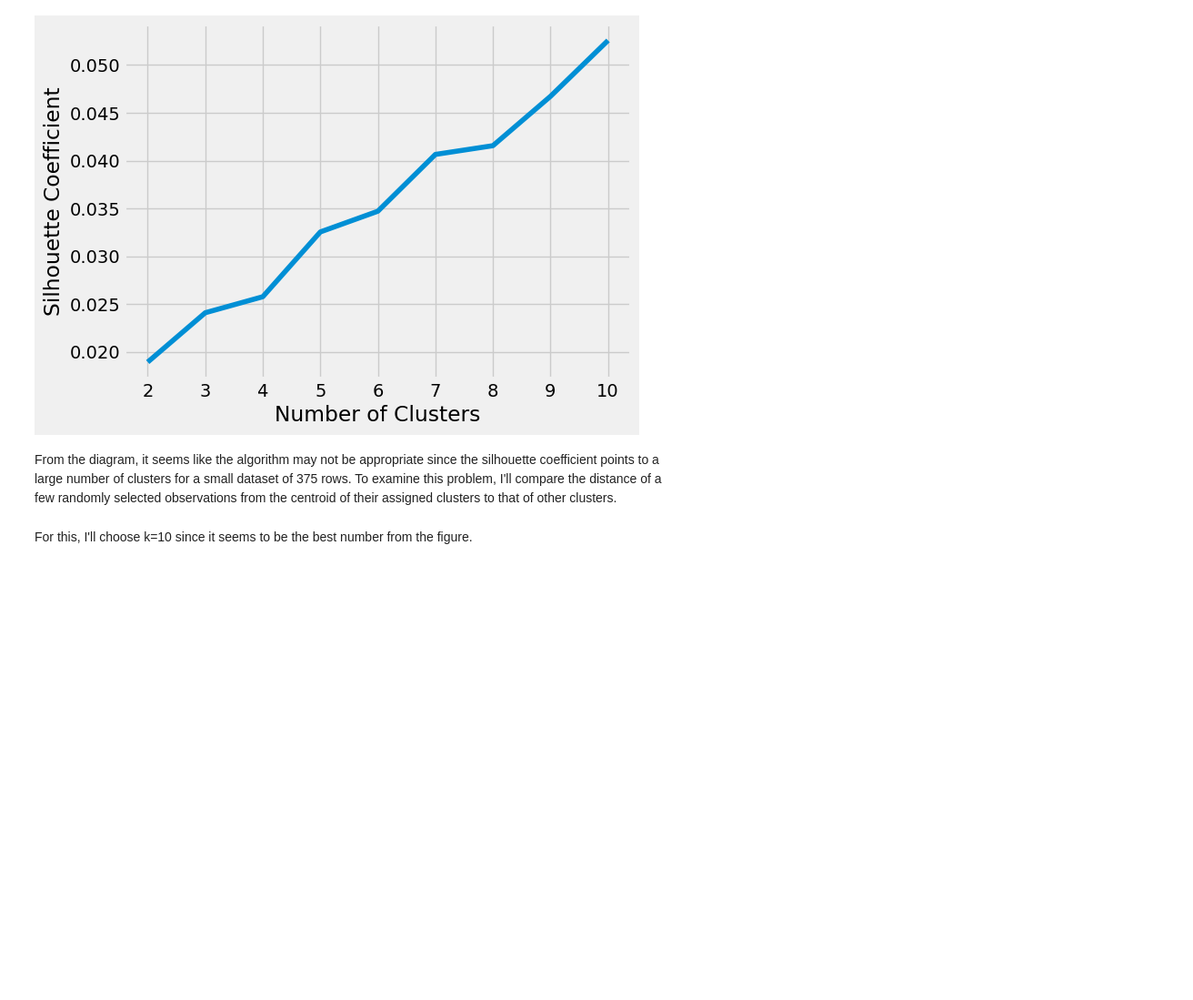
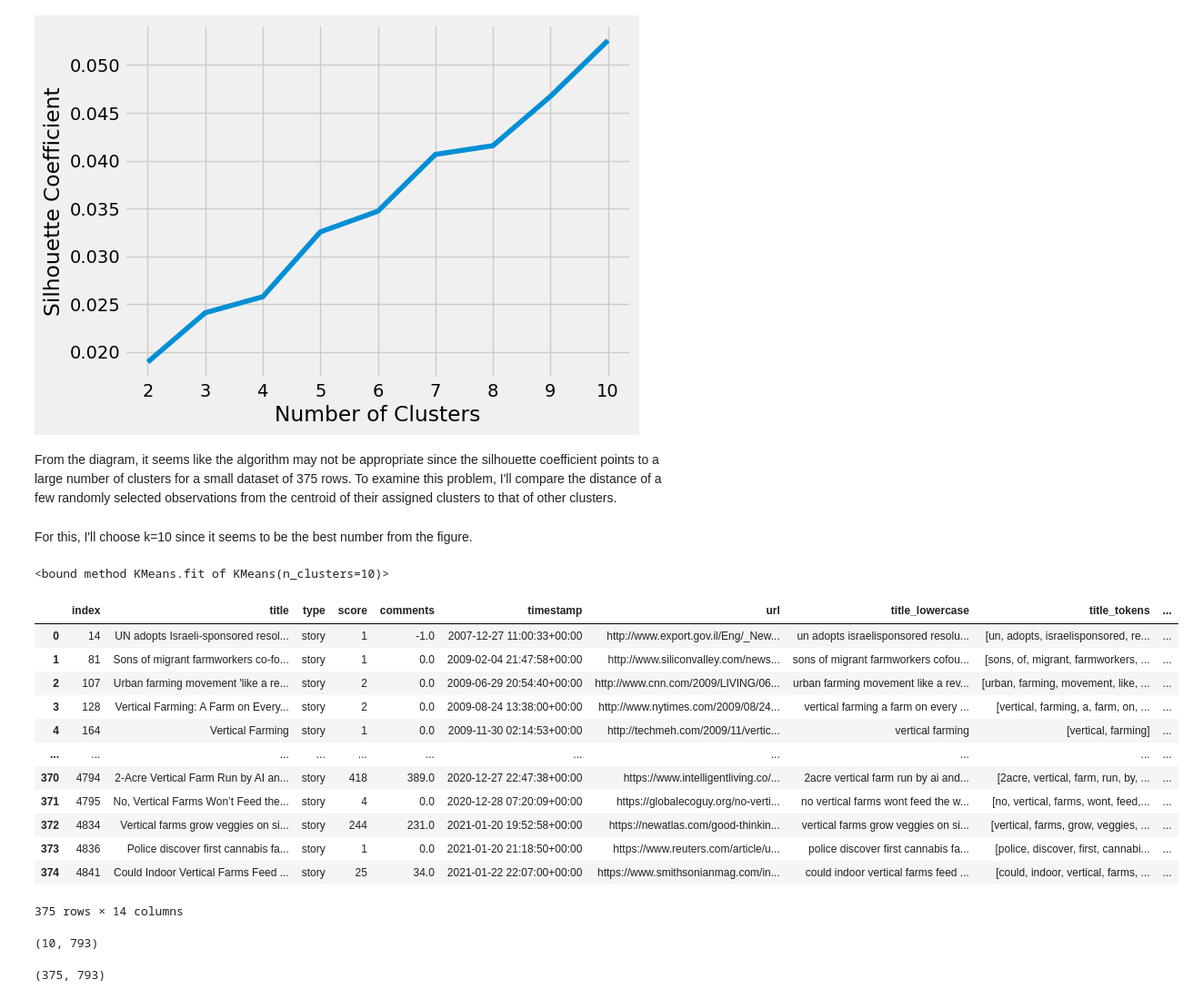
Before and after one commit to fangningtan/hackernews-agtech, a Jupyter notebook: clustering-HN-stories.ipynb, the cells around one changed output. Shown at 91% size. Cells and saved outputs as stored; diff of their text form; code cells hidden in the pictures; blank space fills up the shorter version.

```diff
--- a/clustering-HN-stories.ipynb
+++ b/clustering-HN-stories.ipynb
@@ -291,3 +291,36 @@ plt.show()
 From the diagram, it seems like the algorithm may not be appropriate since the silhouette coefficient points to a large number of clusters for a small dataset of 375 rows. To examine this problem, I'll compare the distance of a few randomly selected observations from the centroid of their assigned clusters to that of other clusters.
 # %% [markdown]
 For this, I'll choose k=10 since it seems to be the best number from the figure.
+# %%
+number_of_clusters=10
+km = KMeans(n_clusters=number_of_clusters)
+km.fit(x)
+km.fit
+# %% [output]
+<bound method KMeans.fit of KMeans(n_clusters=10)>
+# %%
+agtech_df = agtech_df.reset_index()
+agtech_df
+# %% [output]
+|  | index | title | type | score | comments | timestamp | url | title_lowercase | title_tokens | ... |
+| 0 | 14 | UN adopts Israeli-sponsored resol... | story | 1 | -1.0 | 2007-12-27 11:00:33+00:00 | http://www.export.gov.il/Eng/_New... | un adopts israelisponsored resolu... | [un, adopts, israelisponsored, re... | ... |
+| 1 | 81 | Sons of migrant farmworkers co-fo... | story | 1 | 0.0 | 2009-02-04 21:47:58+00:00 | http://www.siliconvalley.com/news... | sons of migrant farmworkers cofou... | [sons, of, migrant, farmworkers, ... | ... |
+| 2 | 107 | Urban farming movement 'like a re... | story | 2 | 0.0 | 2009-06-29 20:54:40+00:00 | http://www.cnn.com/2009/LIVING/06... | urban farming movement like a rev... | [urban, farming, movement, like, ... | ... |
+| 3 | 128 | Vertical Farming: A Farm on Every... | story | 2 | 0.0 | 2009-08-24 13:38:00+00:00 | http://www.nytimes.com/2009/08/24... | vertical farming a farm on every ... | [vertical, farming, a, farm, on, ... | ... |
+| 4 | 164 | Vertical Farming | story | 1 | 0.0 | 2009-11-30 02:14:53+00:00 | http://techmeh.com/2009/11/vertic... | vertical farming | [vertical, farming] | ... |
+| ... | ... | ... | ... | ... | ... | ... | ... | ... | ... | ... |
+| 370 | 4794 | 2-Acre Vertical Farm Run by AI an... | story | 418 | 389.0 | 2020-12-27 22:47:38+00:00 | https://www.intelligentliving.co/... | 2acre vertical farm run by ai and... | [2acre, vertical, farm, run, by, ... | ... |
+| 371 | 4795 | No, Vertical Farms Won’t Feed the... | story | 4 | 0.0 | 2020-12-28 07:20:09+00:00 | https://globalecoguy.org/no-verti... | no vertical farms wont feed the w... | [no, vertical, farms, wont, feed,... | ... |
+| 372 | 4834 | Vertical farms grow veggies on si... | story | 244 | 231.0 | 2021-01-20 19:52:58+00:00 | https://newatlas.com/good-thinkin... | vertical farms grow veggies on si... | [vertical, farms, grow, veggies, ... | ... |
+| 373 | 4836 | Police discover first cannabis fa... | story | 1 | 0.0 | 2021-01-20 21:18:50+00:00 | https://www.reuters.com/article/u... | police discover first cannabis fa... | [police, discover, first, cannabi... | ... |
+| 374 | 4841 | Could Indoor Vertical Farms Feed ... | story | 25 | 34.0 | 2021-01-22 22:07:00+00:00 | https://www.smithsonianmag.com/in... | could indoor vertical farms feed ... | [could, indoor, vertical, farms, ... | ... |
+375 rows × 14 columns
+# %%
+centroids = kmeans.cluster_centers_
+centroids.shape
+# %% [output]
+(10, 793)
+# %%
+x.toarray().shape
+# %% [output]
+(375, 793)
```
Also changed, not shown: parts of 12 cells of this notebook.
